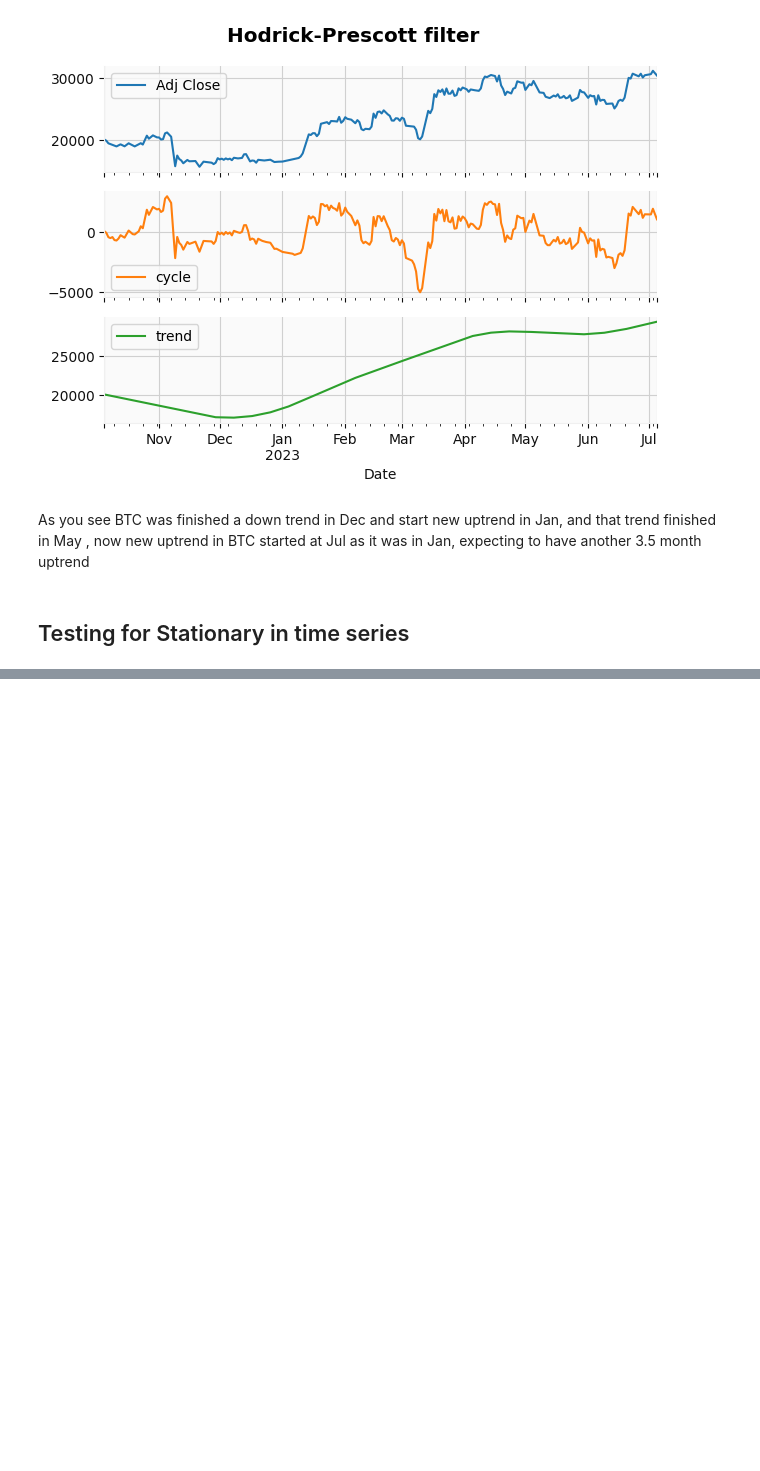
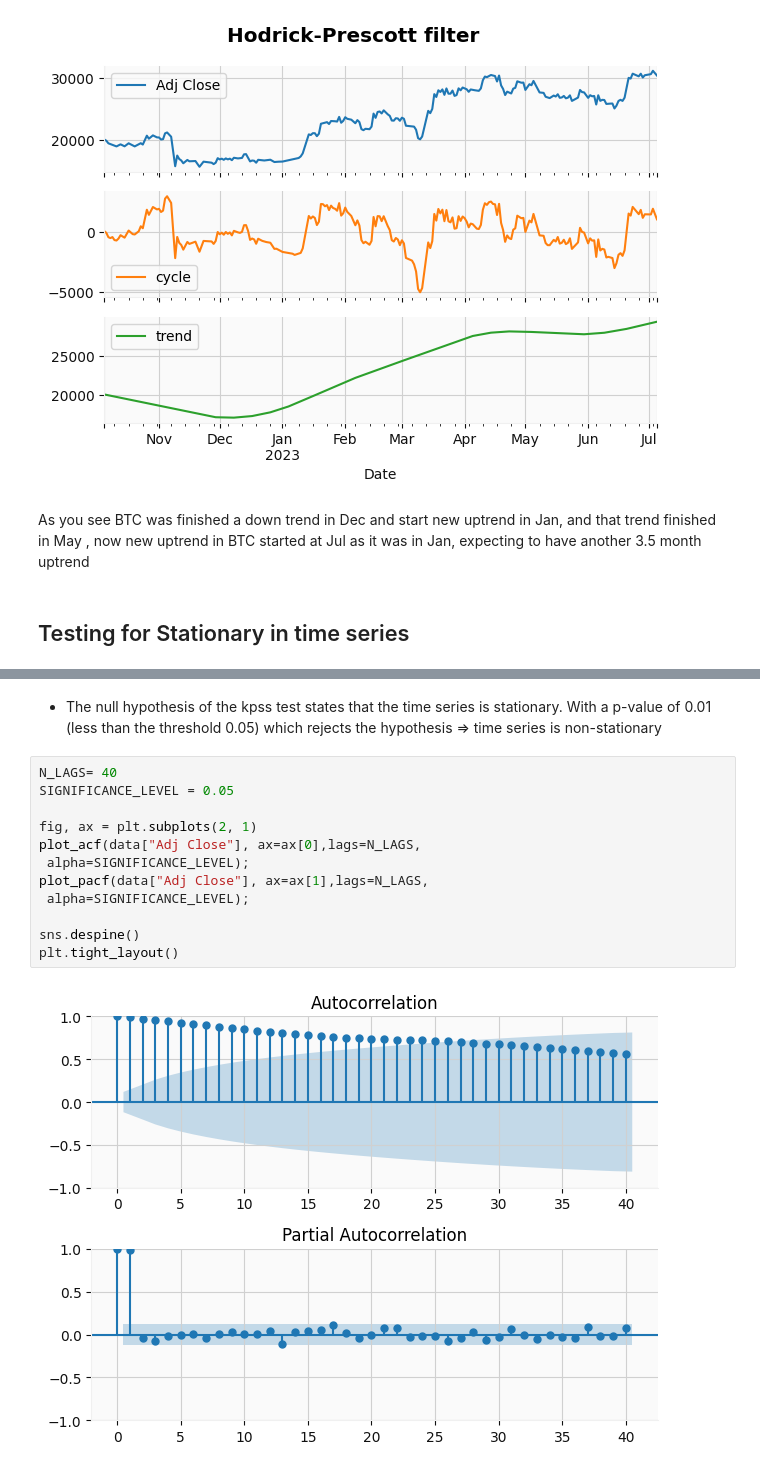
Before and after one commit to AmirGhnbr/statistical_time_series_analysis, a Jupyter notebook: statistical_time_series_analysis.ipynb, the cells around one changed output, grey strips where cells are left out. Saved outputs shown, nothing was run; the diff lists cells and outputs as text; blank space fills up the shorter version.

Commit message:
Add ADF and KPSS test

```diff
--- a/statistical_time_series_analysis.ipynb
+++ b/statistical_time_series_analysis.ipynb
@@ -107,0 +163,16 @@ Implement Augmented Dickey-Fuller(ADF) test
+# %% [markdown]
+* The null hypothesis of the kpss test states that the time series is stationary. With a p-value of 0.01 (less than the threshold 0.05) which rejects the hypothesis => time series is non-stationary
+# %%
+N_LAGS= 40
+SIGNIFICANCE_LEVEL = 0.05
+
+fig, ax = plt.subplots(2, 1)
+plot_acf(data["Adj Close"], ax=ax[0],lags=N_LAGS,
+ alpha=SIGNIFICANCE_LEVEL);
+plot_pacf(data["Adj Close"], ax=ax[1],lags=N_LAGS,
+ alpha=SIGNIFICANCE_LEVEL);
+
+sns.despine()
+plt.tight_layout()
+# %% [output]
+[figure, added]
```
Also changed, not shown: parts of 8 cells of this notebook.
